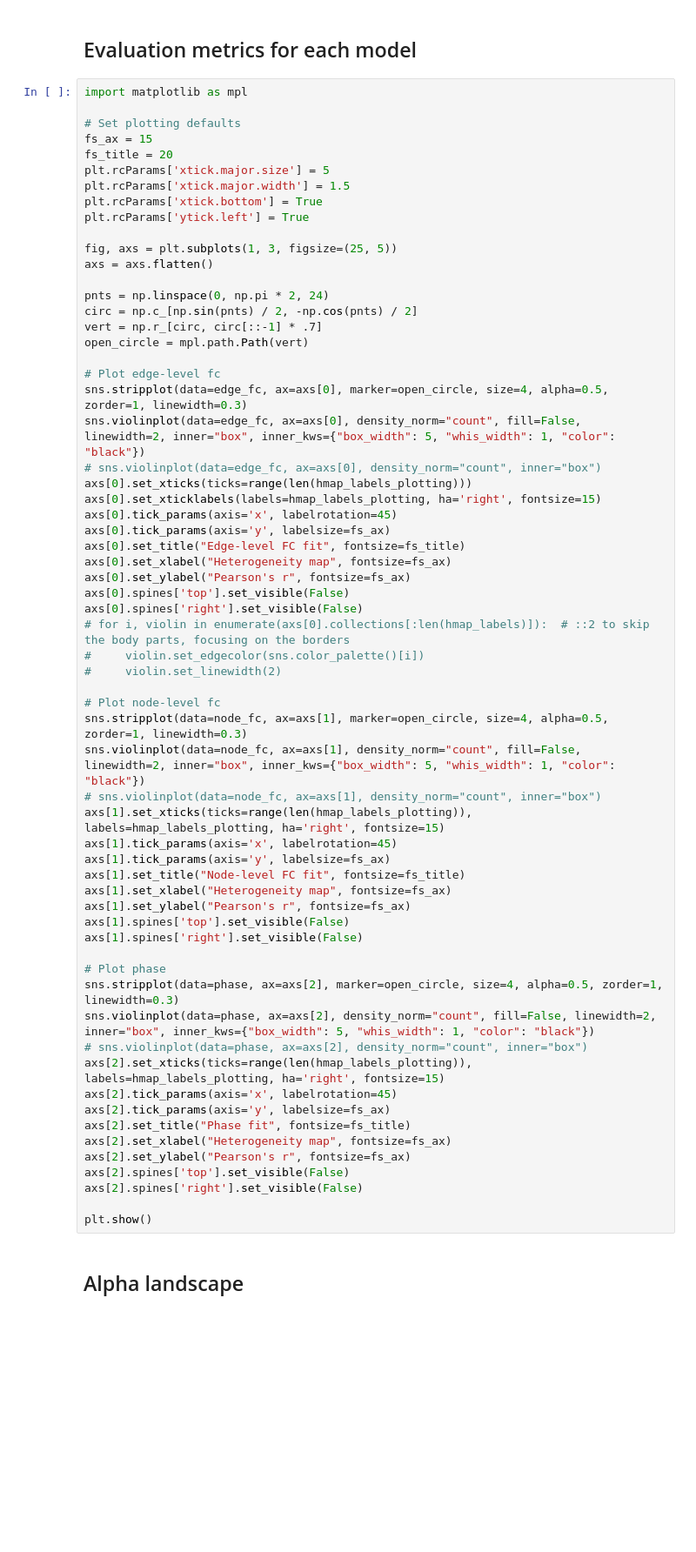
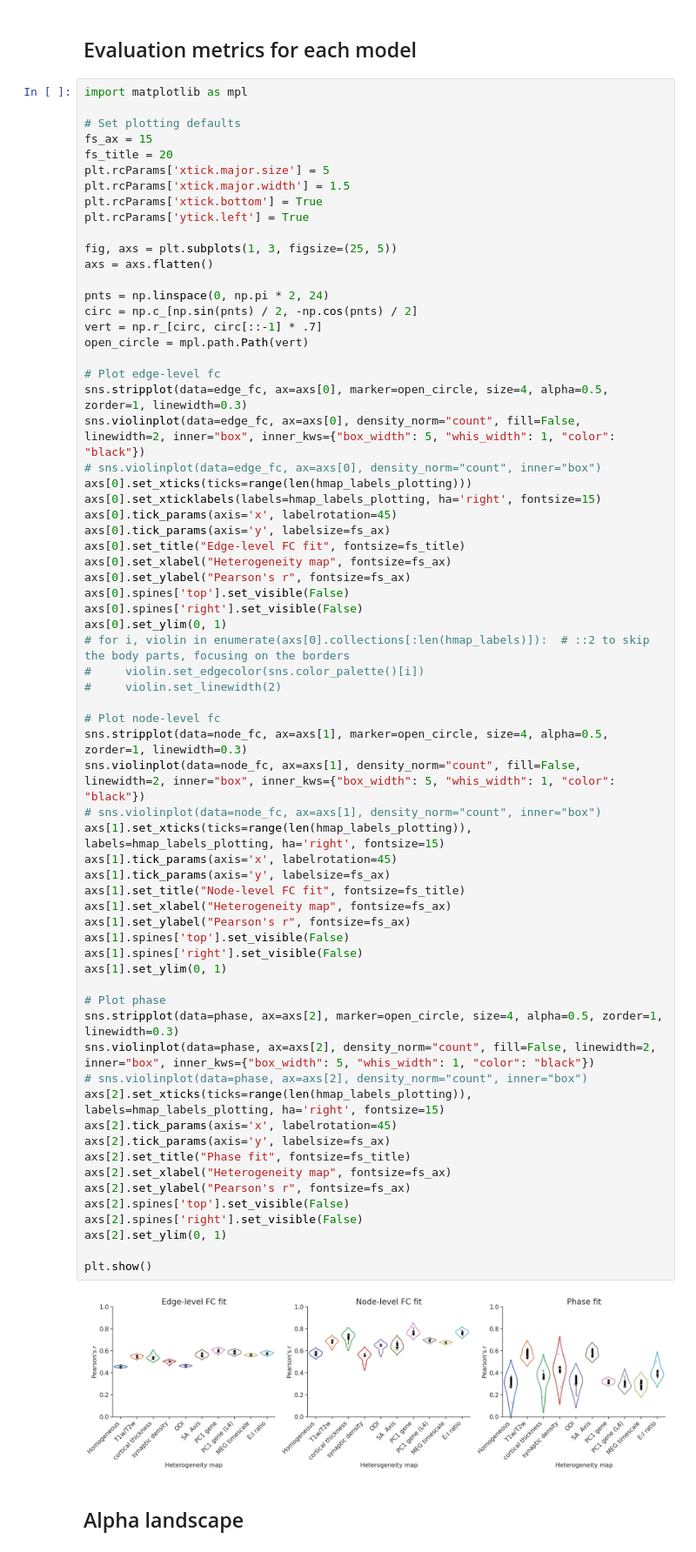
Before and after one commit to VictorBarnes/HeteroModes, a Jupyter notebook: scripts/model_rs/model_rs_crossval_results.ipynb, the cells around one changed output. Shown at 87% size. Cells and saved outputs as stored; diff of their text form; blank space fills up the shorter version.

Commit message:
Make slight plotting improvements

```diff
--- a/scripts/model_rs/model_rs_crossval_results.ipynb
+++ b/scripts/model_rs/model_rs_crossval_results.ipynb
@@ -69,37 +72,42 @@ axs[0].set_xlabel("Heterogeneity map", fontsize=fs_ax)
 axs[0].set_ylabel("Pearson's r", fontsize=fs_ax)
 axs[0].spines['top'].set_visible(False)
 axs[0].spines['right'].set_visible(False)
+axs[0].set_ylim(0, 1)
 # for i, violin in enumerate(axs[0].collections[:len(hmap_labels)]):  # ::2 to skip the body parts, focusing on the borders
 #     violin.set_edgecolor(sns.color_palette()[i])
 #     violin.set_linewidth(2)
 
 # Plot node-level fc
 sns.stripplot(data=node_fc, ax=axs[1], marker=open_circle, size=4, alpha=0.5, zorder=1, linewidth=0.3)
 sns.violinplot(data=node_fc, ax=axs[1], density_norm="count", fill=False, linewidth=2, inner="box", inner_kws={"box_width": 5, "whis_width": 1, "color": "black"})
 # sns.violinplot(data=node_fc, ax=axs[1], density_norm="count", inner="box")
 axs[1].set_xticks(ticks=range(len(hmap_labels_plotting)), labels=hmap_labels_plotting, ha='right', fontsize=15)
 axs[1].tick_params(axis='x', labelrotation=45)
 axs[1].tick_params(axis='y', labelsize=fs_ax)
 axs[1].set_title("Node-level FC fit", fontsize=fs_title)
 axs[1].set_xlabel("Heterogeneity map", fontsize=fs_ax)
 axs[1].set_ylabel("Pearson's r", fontsize=fs_ax)
 axs[1].spines['top'].set_visible(False)
 axs[1].spines['right'].set_visible(False)
+axs[1].set_ylim(0, 1)
 
 # Plot phase
 sns.stripplot(data=phase, ax=axs[2], marker=open_circle, size=4, alpha=0.5, zorder=1, linewidth=0.3)
 sns.violinplot(data=phase, ax=axs[2], density_norm="count", fill=False, linewidth=2, inner="box", inner_kws={"box_width": 5, "whis_width": 1, "color": "black"})
 # sns.violinplot(data=phase, ax=axs[2], density_norm="count", inner="box")
 axs[2].set_xticks(ticks=range(len(hmap_labels_plotting)), labels=hmap_labels_plotting, ha='right', fontsize=15)
 axs[2].tick_params(axis='x', labelrotation=45)
 axs[2].tick_params(axis='y', labelsize=fs_ax)
 axs[2].set_title("Phase fit", fontsize=fs_title)
 axs[2].set_xlabel("Heterogeneity map", fontsize=fs_ax)
 axs[2].set_ylabel("Pearson's r", fontsize=fs_ax)
 axs[2].spines['top'].set_visible(False)
 axs[2].spines['right'].set_visible(False)
+axs[2].set_ylim(0, 1)
 
 plt.show()
+# %% [output]
+[figure, added]
 # %% [markdown]
 ## Alpha landscape
 # %%
```
Also changed, not shown: parts of 9 cells of this notebook.
